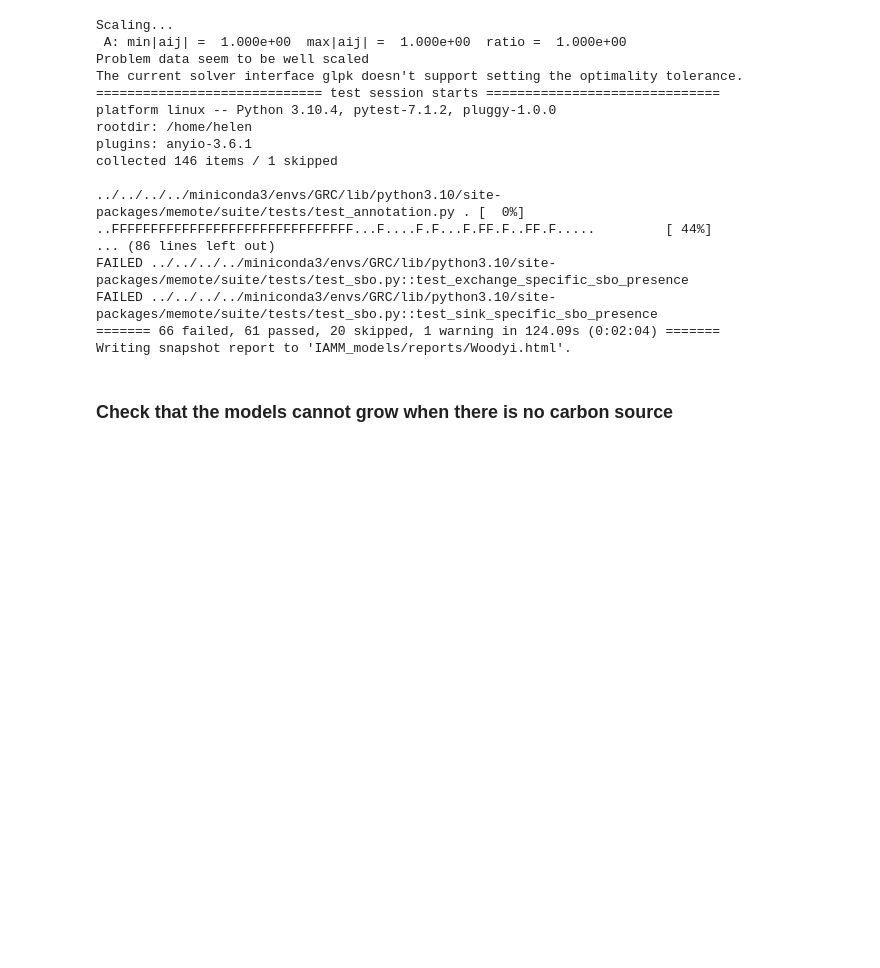
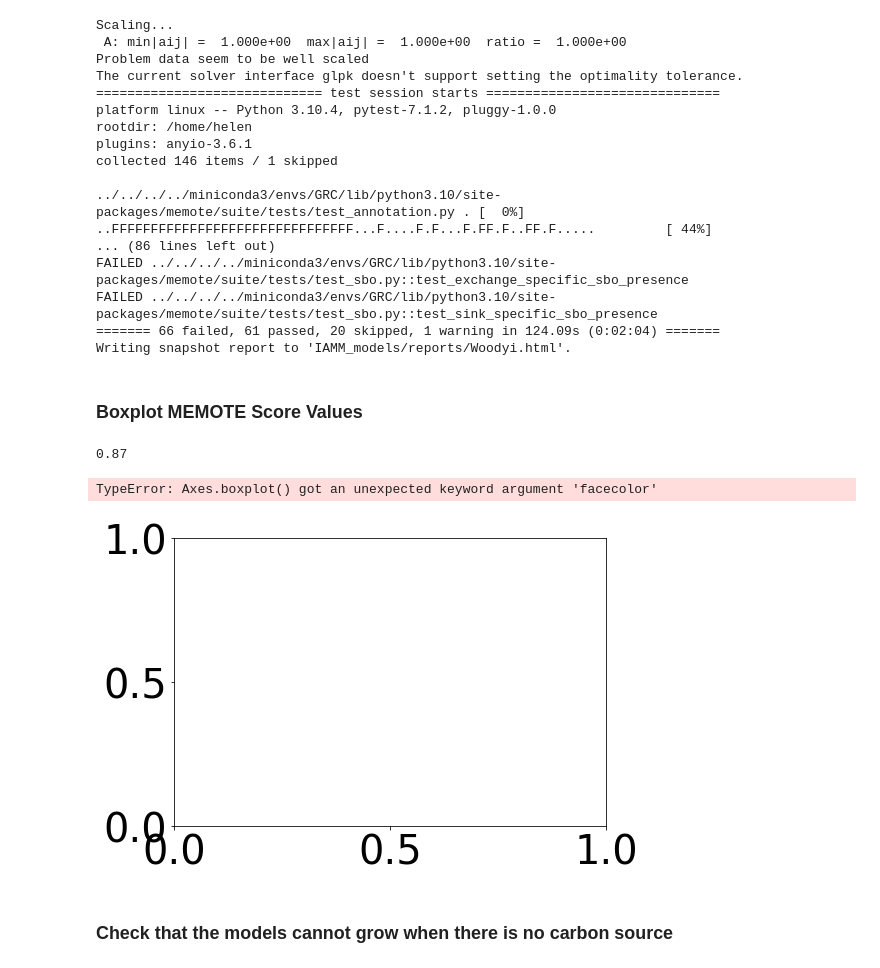
Before and after one commit to hgscott/GRC-2022, a Jupyter notebook: model_qa.ipynb, the cells around one changed output. Drawn from its saved outputs; the diff is of its cells as text; code cells hidden in the pictures; blank space fills up the shorter version.

```diff
--- a/model_qa.ipynb
+++ b/model_qa.ipynb
@@ -429,3 +429,5 @@ FAILED ../../../../miniconda3/envs/GRC/lib/python3.10/site-packages/memote/suite
 FAILED ../../../../miniconda3/envs/GRC/lib/python3.10/site-packages/memote/suite/tests/test_sbo.py::test_sink_specific_sbo_presence
 ======= 66 failed, 61 passed, 20 skipped, 1 warning in 124.09s (0:02:04) =======
 Writing snapshot report to 'IAMM_models/reports/Woodyi.html'.
+# %% [markdown]
+### Boxplot MEMOTE Score Values
@@ -432,3 +439,50 @@ Writing snapshot report to 'IAMM_models/reports/Woodyi.html'.
+# %%
+# Read in the meta-data file as a data frame
+meta_df = pd.read_csv('IAMM_models/strain_metadata.tsv', sep='\t')
+# %%
+meta_df['memote_score'][0]
+# %% [output]
+0.87
+# %%
+# Create a figure instance
+fig = plt.figure()
+
+# Create an axes instance
+ax = fig.add_axes([0,0,1,1])
+
+# Create the boxplot
+bp = ax.boxplot(meta_df['memote_score'], facecolor = '#004263')
+
+# Add the individual points
+for i, d in enumerate(meta_df['memote_score']):
+   y = meta_df['memote_score'][i]
+   x = np.random.normal(i, 0.04)
+   plt.scatter(x, y)
+
+# Style
+plt.ylim([0.5, 1])
+
+rcParams.update({'font.size': 40})
+
+ax.spines['top'].set_visible(False)
+ax.spines['right'].set_visible(False)
+
+ax.spines['left'].set_color('#818689')
+ax.yaxis.label.set_color('#818689')
+ax.tick_params(axis='y', colors='#818689')
+
+ax.spines['bottom'].set_color('#818689')
+ax.get_xaxis().set_ticks([])
+
+# Labels
+plt.ylabel('MEMOTE Total Score')
+
+# Show
+fig.set_size_inches(18.5, 10.5)
+plt.show()
+# %% [output]
+TypeError: Axes.boxplot() got an unexpected keyword argument 'facecolor'
+[figure, added]
 # %% [markdown]
 ### Check that the models cannot grow when there is no carbon source
 # %%
```
Also changed, not shown: parts of 1 cell of this notebook, 2 other files.
